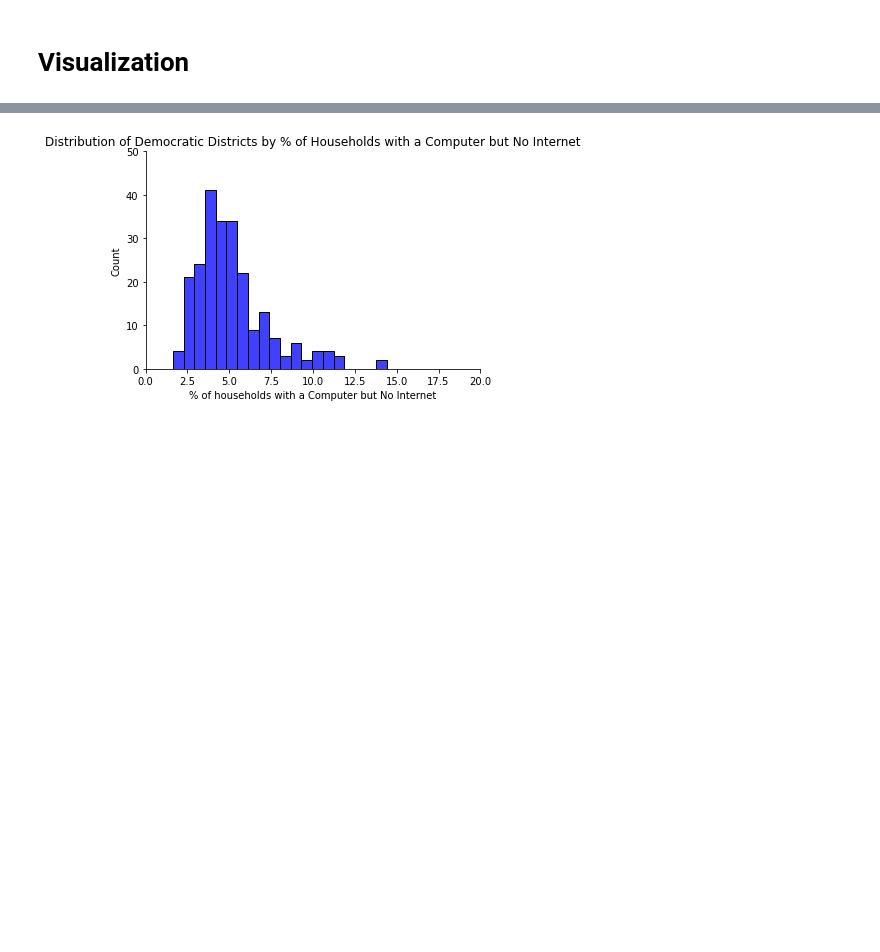
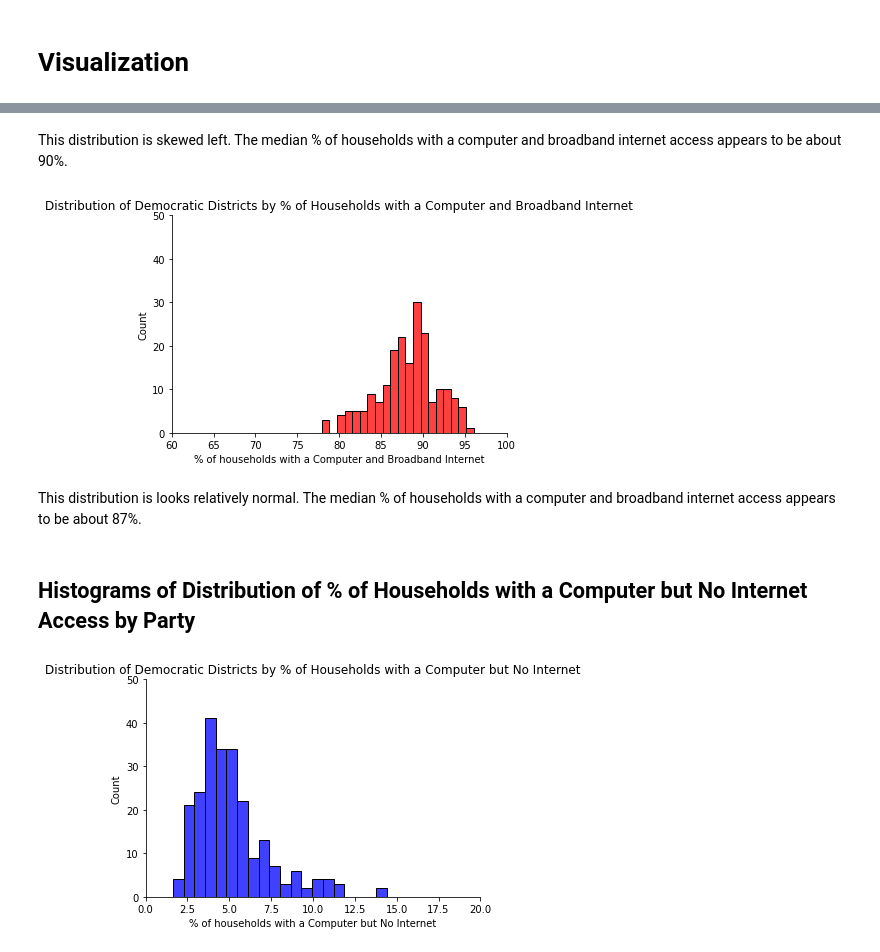
Before and after one commit to jadinsstewart/Congressional-Analytics, a Jupyter notebook: Project_1_Part_b.ipynb, the cells around one changed output, grey strips where cells are left out. Saved outputs shown, nothing was run; the diff lists cells and outputs as text; code cells hidden in the pictures; blank space fills up the shorter version.

```diff
--- a/Project_1_Part_b.ipynb
+++ b/Project_1_Part_b.ipynb
@@ -164,3 +167,21 @@ plt.show()
+# %% [markdown]
+This distribution is skewed left. The median % of households with a computer and broadband internet access appears to be about 90%.
+# %%
+df_dem = merged_df[merged_df['Party']== "R"]
+
+sns.histplot(df_dem["% of households with a Computer and Broadband Internet"], bins = 20, color="red").set(title="Distribution of Democratic Districts by % of Households with a Computer and Broadband Internet")
+
+plt.xlim(60, 100)
+
+plt.ylim(0, 50)
+
+sns.despine()
+# %% [output]
+[figure, added]
+# %% [markdown]
+This distribution is looks relatively normal. The median % of households with a computer and broadband internet access appears to be about 87%.
+# %% [markdown]
+## Histograms of Distribution of % of Households with a Computer but No Internet Access by Party
 # %%
 df_dem = merged_df[merged_df['Party']== "D"]
 
```
Also changed, not shown: parts of 8 cells of this notebook.
